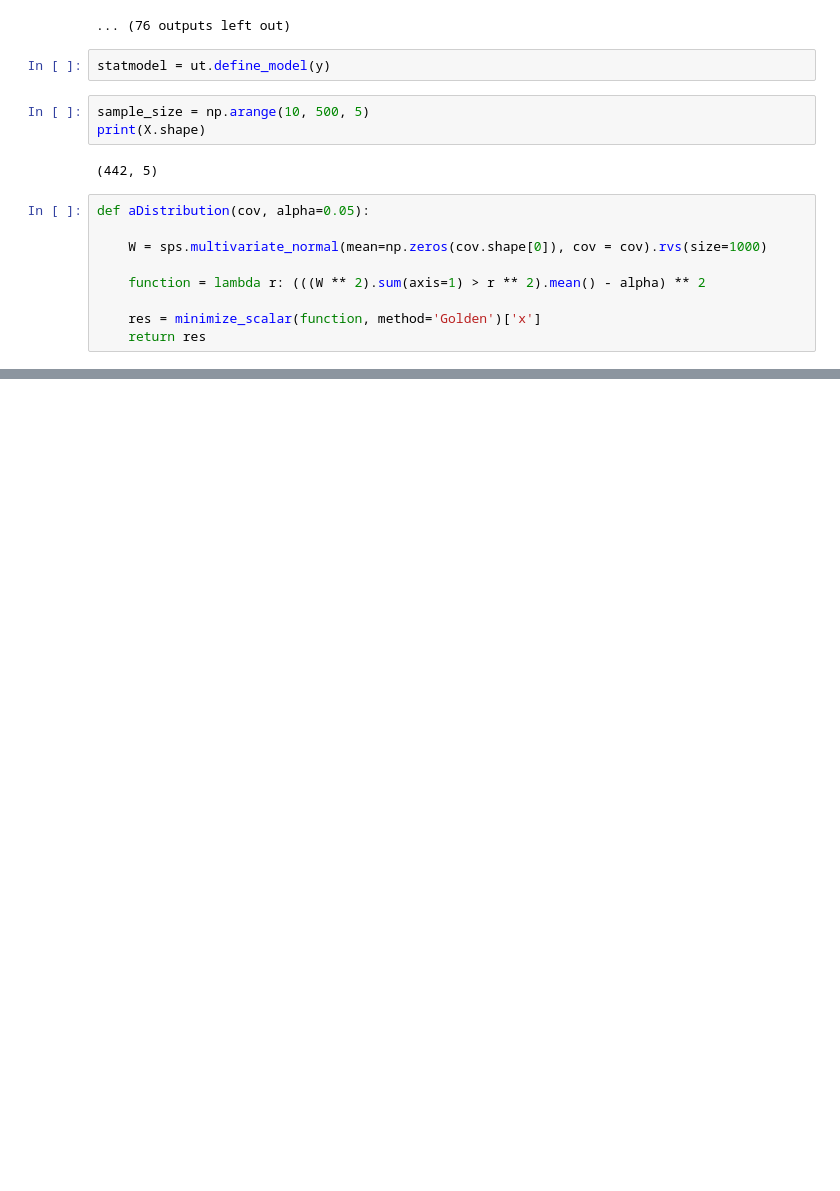
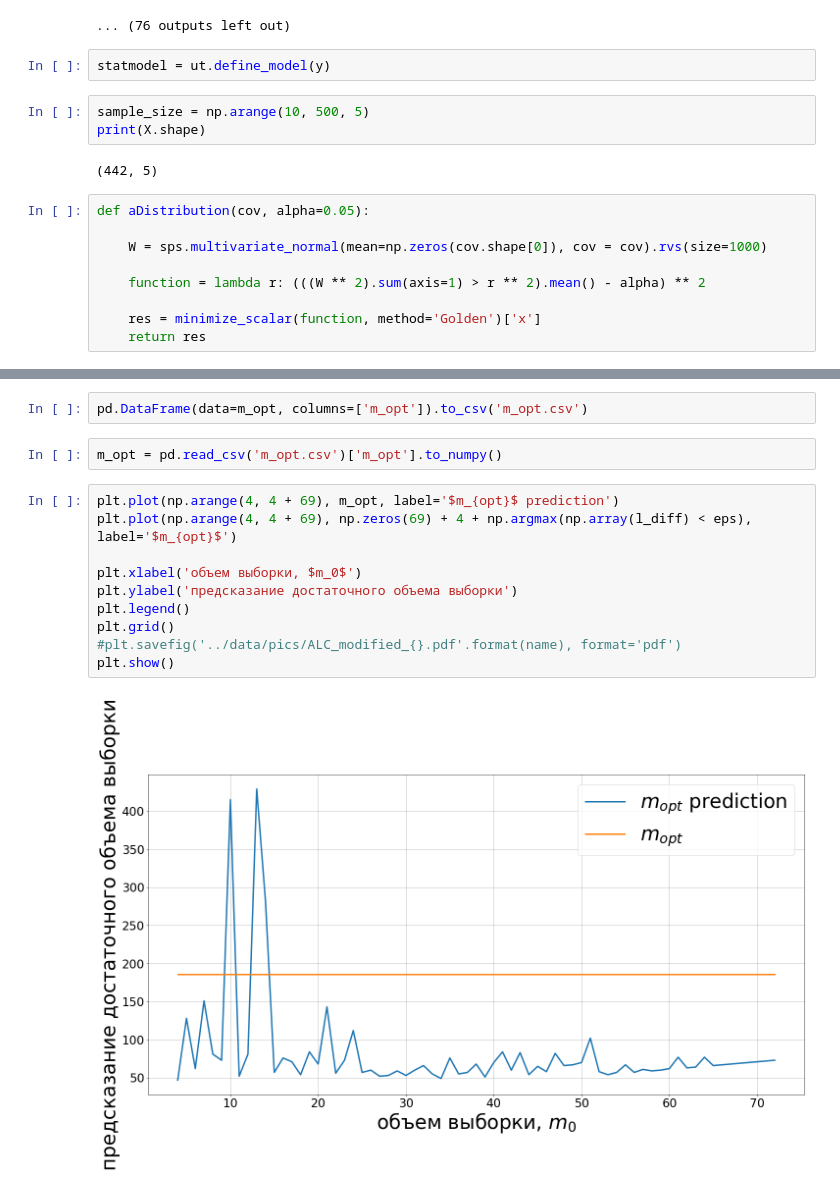
Before and after one commit to Intelligent-Systems-Phystech/2019-Project-44, a Jupyter notebook: code/ALC.ipynb, the cells around one changed output, grey strips where cells are left out. Saved outputs shown, nothing was run; the diff lists cells and outputs as text; blank space fills up the shorter version.

```diff
--- a/code/ALC.ipynb
+++ b/code/ALC.ipynb
@@ -185,0 +298,16 @@ print(10 + (real_data['E'] <= 0.25).argmax() * 5)
+# %%
+pd.DataFrame(data=m_opt, columns=['m_opt']).to_csv('m_opt.csv')
+# %%
+m_opt = pd.read_csv('m_opt.csv')['m_opt'].to_numpy()
+# %%
+plt.plot(np.arange(4, 4 + 69), m_opt, label='$m_{opt}$ prediction')
+plt.plot(np.arange(4, 4 + 69), np.zeros(69) + 4 + np.argmax(np.array(l_diff) < eps), label='$m_{opt}$')
+
+plt.xlabel('объем выборки, $m_0$')
+plt.ylabel('предсказание достаточного объема выборки')
+plt.legend()
+plt.grid()
+#plt.savefig('../data/pics/ALC_modified_{}.pdf'.format(name), format='pdf')
+plt.show()
+# %% [output]
+[figure, added]
```
Also changed, not shown: parts of 11 cells of this notebook, 13 other files.
